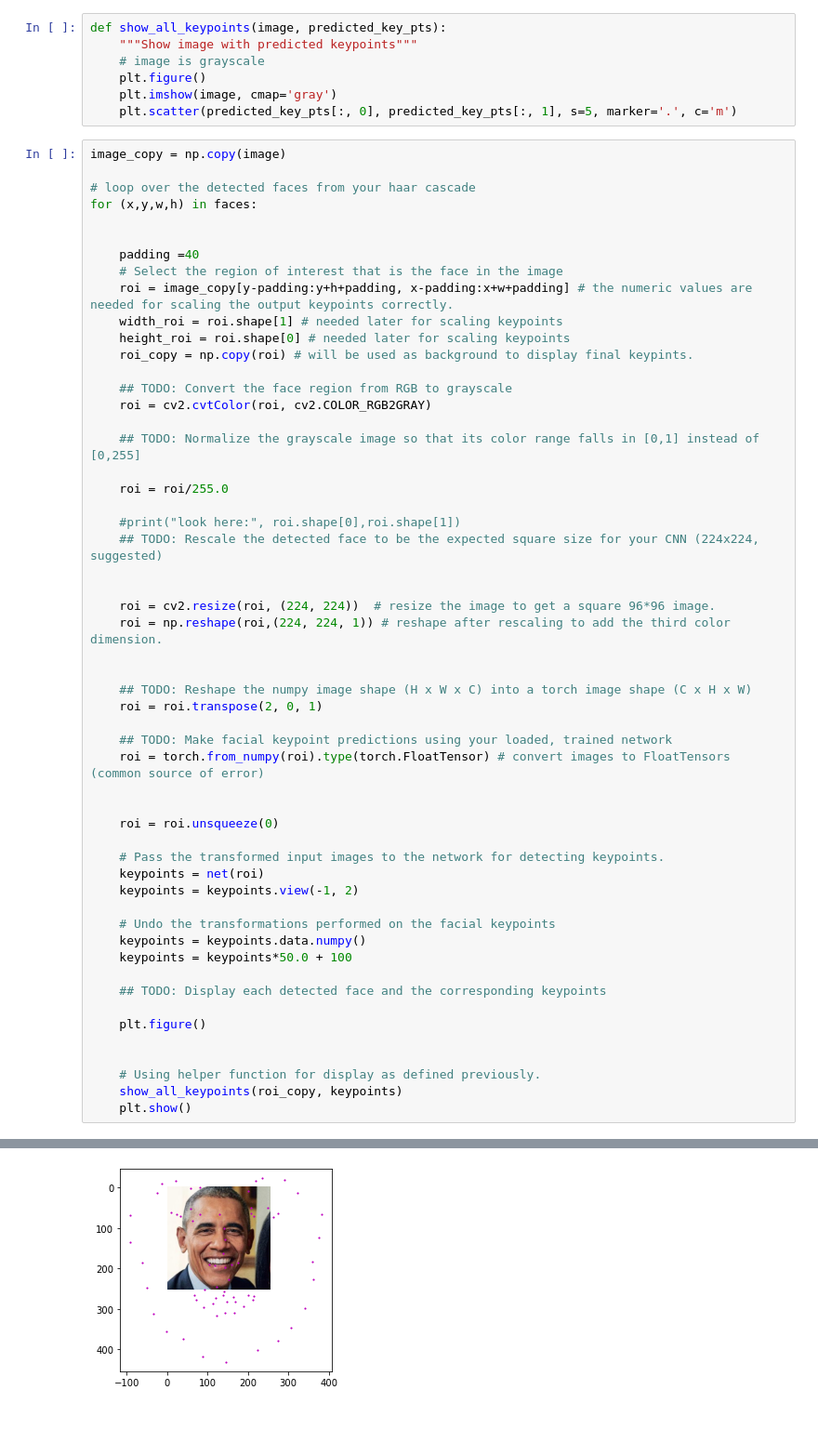
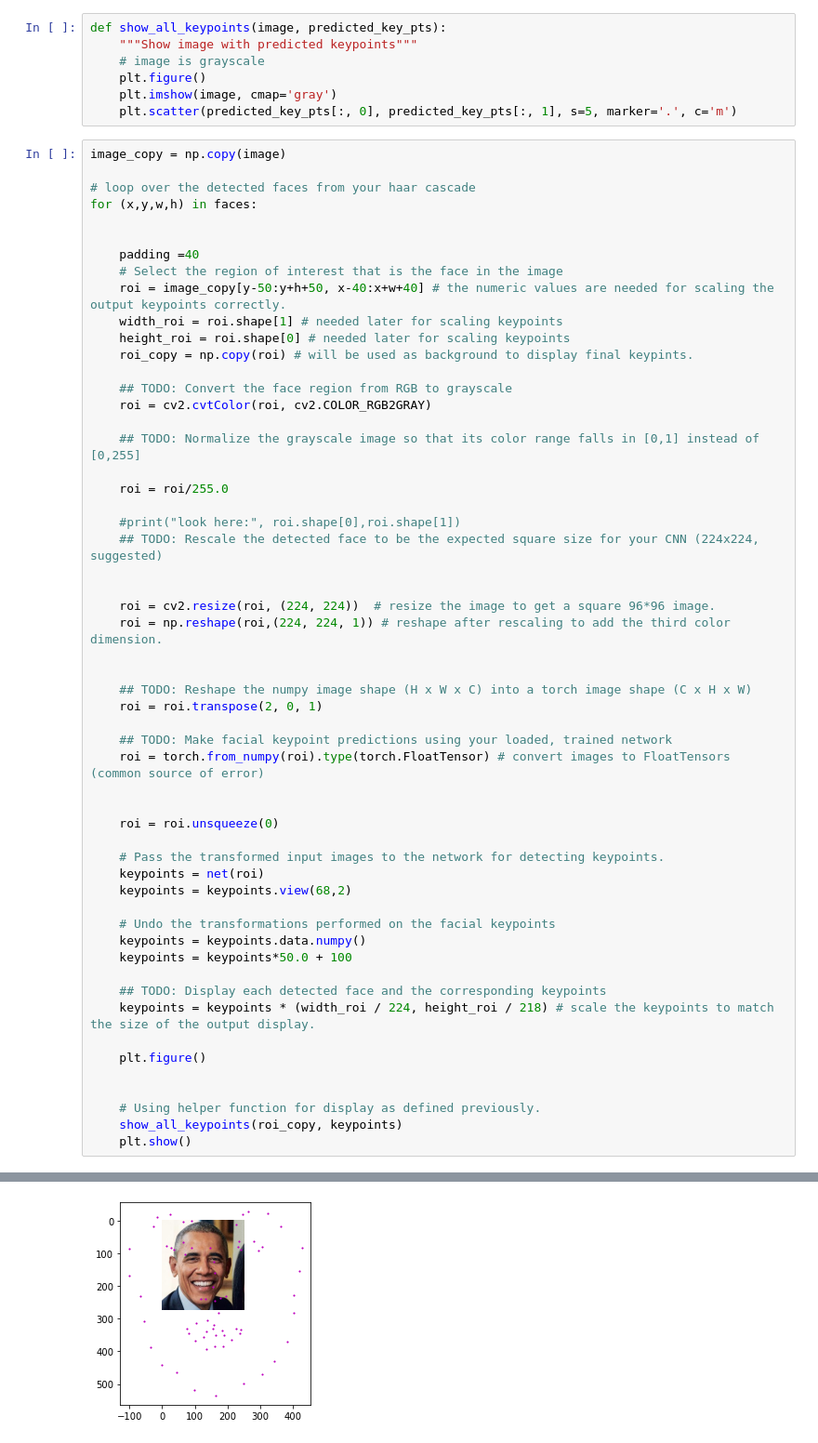
Before and after one commit to desininja/face-detection-udactiy, a Jupyter notebook: 3. Facial Keypoint Detection, Complete Pipeline.ipynb, the cells around one changed output, grey strips where cells are left out. Shown: that part at 93% size. Saved outputs shown, nothing was run; the diff lists cells and outputs as text.

```diff
--- a/3. Facial Keypoint Detection, Complete Pipeline.ipynb
+++ b/3. Facial Keypoint Detection, Complete Pipeline.ipynb
@@ -134,7 +134,7 @@ for (x,y,w,h) in faces:
 
     padding =40
     # Select the region of interest that is the face in the image
-    roi = image_copy[y-padding:y+h+padding, x-padding:x+w+padding] # the numeric values are needed for scaling the output keypoints correctly.
+    roi = image_copy[y-50:y+h+50, x-40:x+w+40] # the numeric values are needed for scaling the output keypoints correctly.
     width_roi = roi.shape[1] # needed later for scaling keypoints
     height_roi = roi.shape[0] # needed later for scaling keypoints
     roi_copy = np.copy(roi) # will be used as background to display final keypints.
@@ -153,33 +153,34 @@ for (x,y,w,h) in faces:
     roi = cv2.resize(roi, (224, 224))  # resize the image to get a square 96*96 image.
     roi = np.reshape(roi,(224, 224, 1)) # reshape after rescaling to add the third color dimension.
 
 
     ## TODO: Reshape the numpy image shape (H x W x C) into a torch image shape (C x H x W)
     roi = roi.transpose(2, 0, 1)
 
     ## TODO: Make facial keypoint predictions using your loaded, trained network
     roi = torch.from_numpy(roi).type(torch.FloatTensor) # convert images to FloatTensors (common source of error)
 
 
     roi = roi.unsqueeze(0)
 
     # Pass the transformed input images to the network for detecting keypoints.
     keypoints = net(roi)
-    keypoints = keypoints.view(-1, 2)
+    keypoints = keypoints.view(68,2)
 
     # Undo the transformations performed on the facial keypoints
     keypoints = keypoints.data.numpy()
     keypoints = keypoints*50.0 + 100
 
     ## TODO: Display each detected face and the corresponding keypoints
+    keypoints = keypoints * (width_roi / 224, height_roi / 218) # scale the keypoints to match the size of the output display.
 
     plt.figure()
 
 
     # Using helper function for display as defined previously.
     show_all_keypoints(roi_copy, keypoints)
     plt.show()
 # %% [output]
 <Figure size 432x288 with 0 Axes>
-[figure, old version]
+[figure, new version]
 <Figure size 432x288 with 0 Axes>
```
Also changed, not shown: parts of 2 cells of this notebook.
